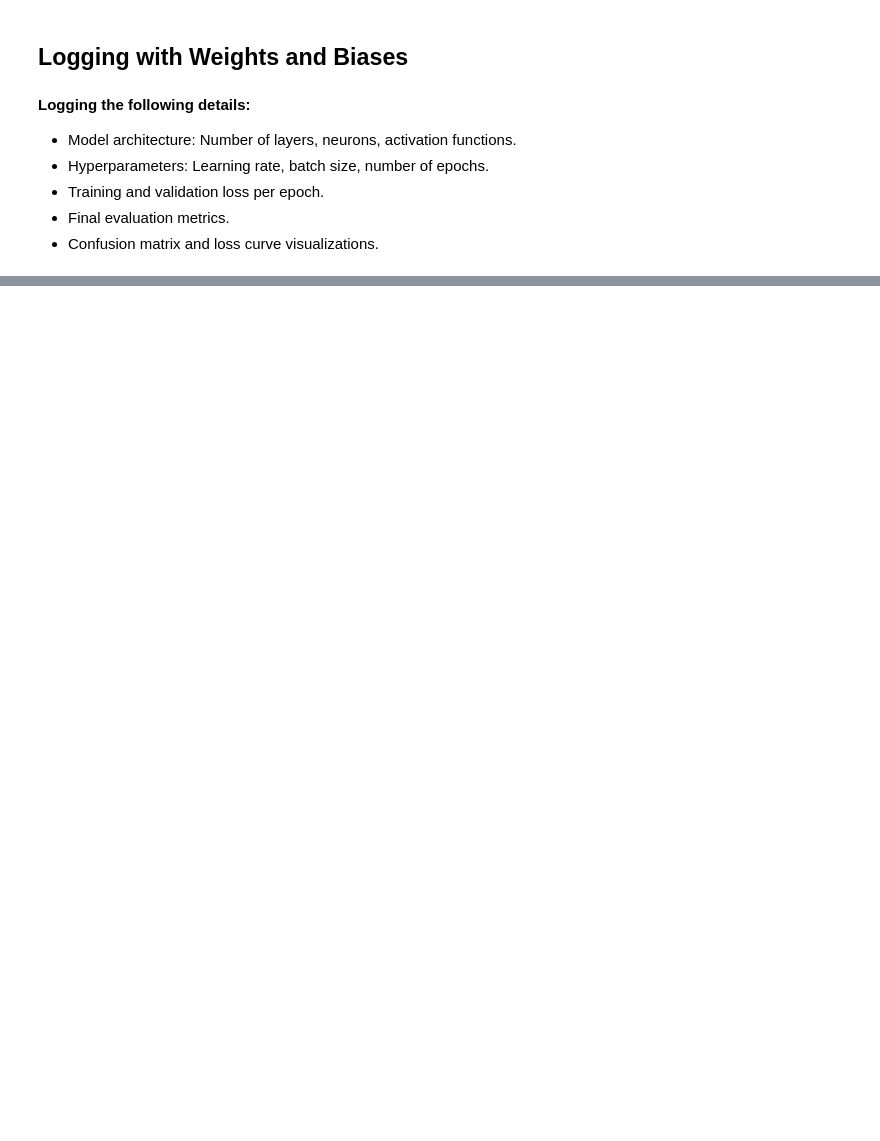
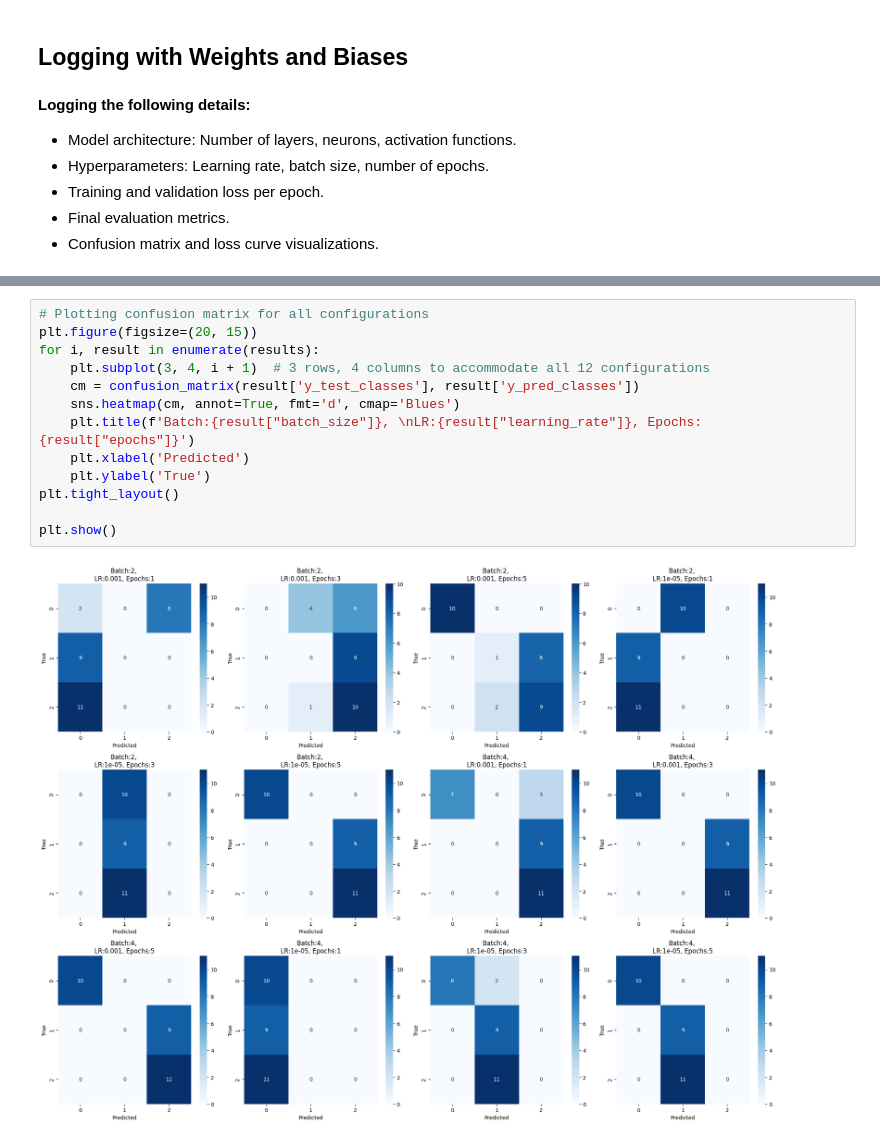
Before and after one commit to Praanshu101/MLP_Experiments_and_Hyperparameters, a Jupyter notebook: MLP.ipynb, the cells around one changed output, grey strips where cells are left out. Cells and saved outputs as stored; diff of their text form; blank space fills up the shorter version.

```diff
--- a/MLP.ipynb
+++ b/MLP.ipynb
@@ -303,0 +391,15 @@ Find logs at: .\wandb\run-20250222_181457-v0piag43\logs
+# %%
+# Plotting confusion matrix for all configurations
+plt.figure(figsize=(20, 15))
+for i, result in enumerate(results):
+    plt.subplot(3, 4, i + 1)  # 3 rows, 4 columns to accommodate all 12 configurations
+    cm = confusion_matrix(result['y_test_classes'], result['y_pred_classes'])
+    sns.heatmap(cm, annot=True, fmt='d', cmap='Blues')
+    plt.title(f'Batch:{result["batch_size"]}, \nLR:{result["learning_rate"]}, Epochs:{result["epochs"]}')
+    plt.xlabel('Predicted')
+    plt.ylabel('True')
+plt.tight_layout()
+
+plt.show()
+# %% [output]
+[figure, added]
```
Also changed, not shown: parts of 10 cells of this notebook.
